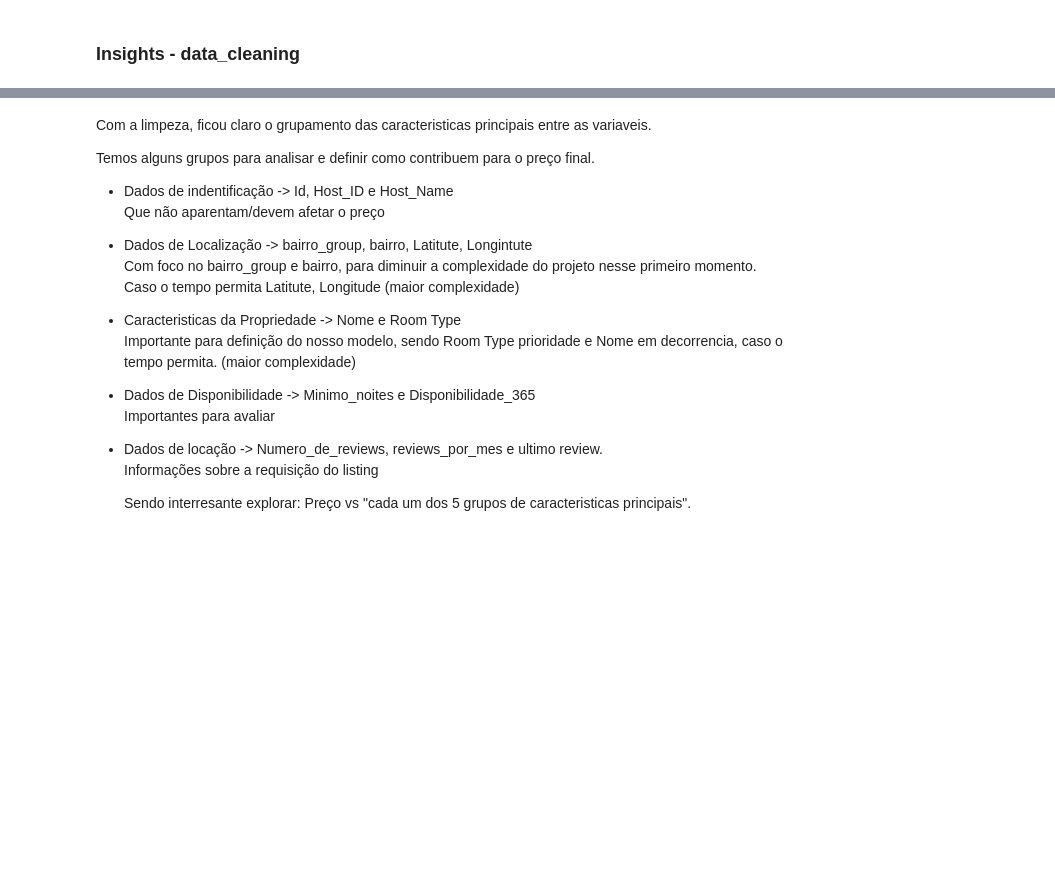
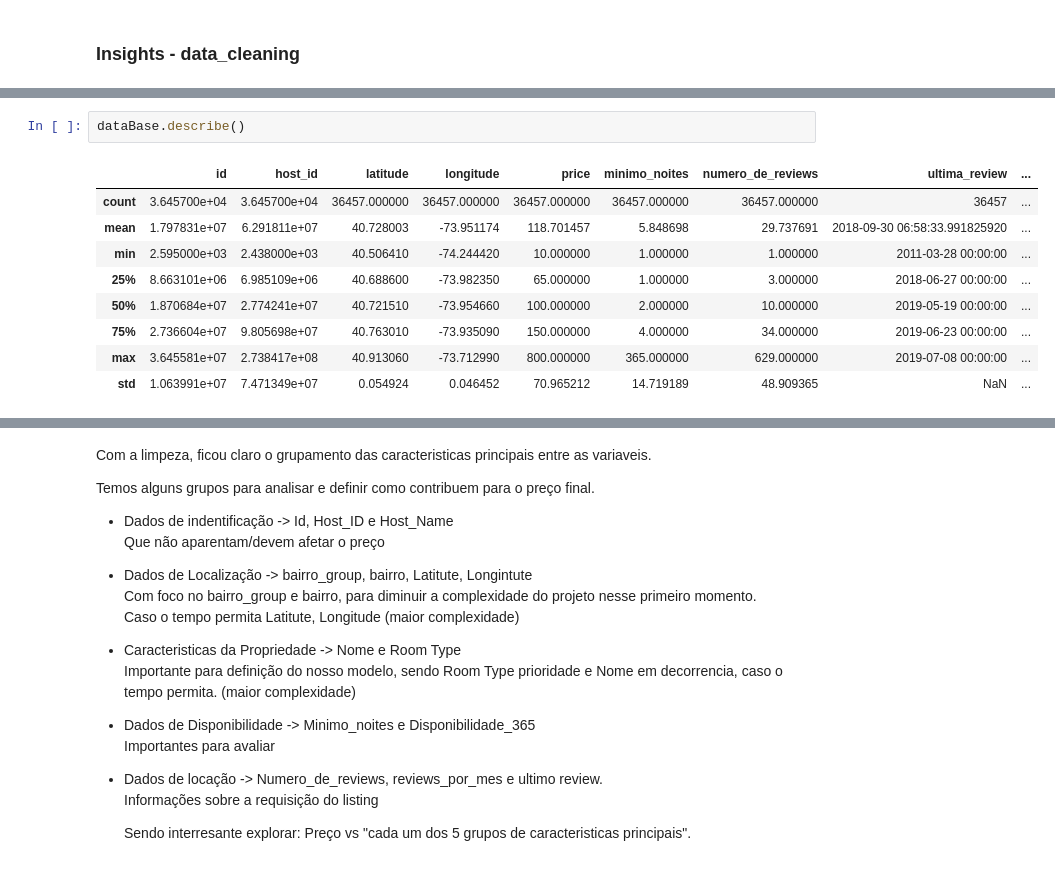
Before and after one commit to SeijiUeno/EDA_NewYork_Listings, a Jupyter notebook: Untitled.ipynb, the cells around one changed output, grey strips where cells are left out. Drawn from its saved outputs; the diff is of its cells as text; blank space fills up the shorter version.

```diff
--- a/Untitled.ipynb
+++ b/Untitled.ipynb
@@ -953,0 +1149,12 @@ dataBase.head(1)
+# %%
+dataBase.describe()
+# %% [output]
+|  | id | host_id | latitude | longitude | price | minimo_noites | numero_de_reviews | ultima_review | ... |
+| count | 3.645700e+04 | 3.645700e+04 | 36457.000000 | 36457.000000 | 36457.000000 | 36457.000000 | 36457.000000 | 36457 | ... |
+| mean | 1.797831e+07 | 6.291811e+07 | 40.728003 | -73.951174 | 118.701457 | 5.848698 | 29.737691 | 2018-09-30 06:58:33.991825920 | ... |
+| min | 2.595000e+03 | 2.438000e+03 | 40.506410 | -74.244420 | 10.000000 | 1.000000 | 1.000000 | 2011-03-28 00:00:00 | ... |
+| 25% | 8.663101e+06 | 6.985109e+06 | 40.688600 | -73.982350 | 65.000000 | 1.000000 | 3.000000 | 2018-06-27 00:00:00 | ... |
+| 50% | 1.870684e+07 | 2.774241e+07 | 40.721510 | -73.954660 | 100.000000 | 2.000000 | 10.000000 | 2019-05-19 00:00:00 | ... |
+| 75% | 2.736604e+07 | 9.805698e+07 | 40.763010 | -73.935090 | 150.000000 | 4.000000 | 34.000000 | 2019-06-23 00:00:00 | ... |
+| max | 3.645581e+07 | 2.738417e+08 | 40.913060 | -73.712990 | 800.000000 | 365.000000 | 629.000000 | 2019-07-08 00:00:00 | ... |
+| std | 1.063991e+07 | 7.471349e+07 | 0.054924 | 0.046452 | 70.965212 | 14.719189 | 48.909365 | NaN | ... |
```
Also changed, not shown: parts of 36 cells of this notebook, 20 other files.
